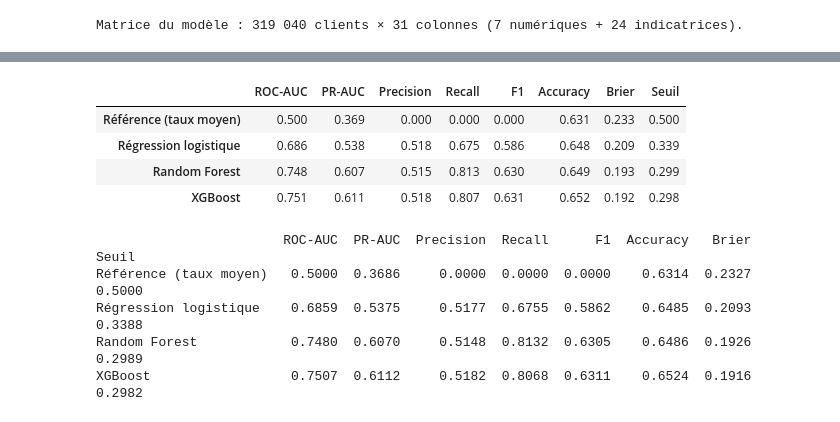
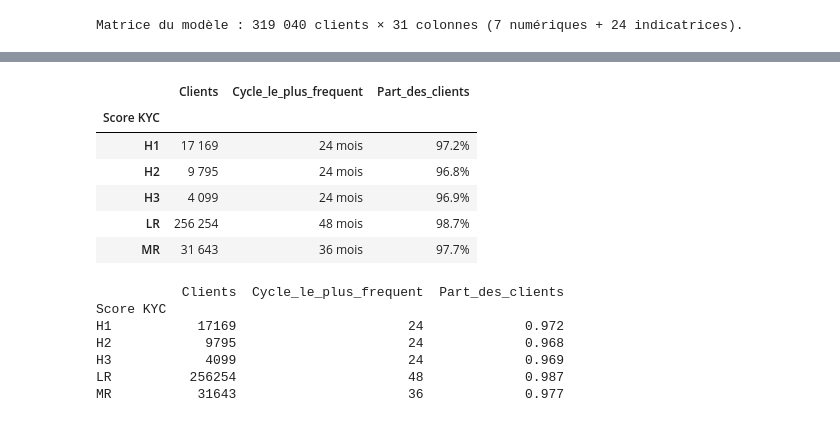
Before and after one commit to raed1205/projet-integre-churn, a Jupyter notebook: 04_machine_learning/notebooks/03_churn_ml.ipynb, the cells around one changed output, grey strips where cells are left out. Saved outputs shown, nothing was run; the diff lists cells and outputs as text; code cells hidden in the pictures.

```diff
--- a/04_machine_learning/notebooks/03_churn_ml.ipynb
+++ b/04_machine_learning/notebooks/03_churn_ml.ipynb
@@ -300,22 +250,24 @@ quel au jeu de test.
-# %%
-entraines, probas, lignes = {}, {}, {}
-for nom, modele in churn.modeles().items():
-    modele.fit(X.iloc[tr], y[tr])
-    p_va, p_te = modele.predict_proba(X.iloc[va])[:, 1], modele.predict_proba(X.iloc[te])[:, 1]
-    seuil = 0.5 if nom.startswith("Référence") else churn.seuil_f1(y[va], p_va)
-    entraines[nom], probas[nom], lignes[nom] = modele, p_te, churn.evaluer(y[te], p_te, seuil)
-comparaison = pd.DataFrame(lignes).T
-colonnes_metriques = ["ROC-AUC", "PR-AUC", "Precision", "Recall", "F1", "Accuracy", "Brier", "Seuil"]
-display(comparaison[colonnes_metriques].astype(float).round(3))
-print(comparaison[colonnes_metriques].astype(float).round(4).to_string())
-# %% [output]
-|  | ROC-AUC | PR-AUC | Precision | Recall | F1 | Accuracy | Brier | Seuil |
-| Référence (taux moyen) | 0.500 | 0.369 | 0.000 | 0.000 | 0.000 | 0.631 | 0.233 | 0.500 |
-| Régression logistique | 0.686 | 0.538 | 0.518 | 0.675 | 0.586 | 0.648 | 0.209 | 0.339 |
-| Random Forest | 0.748 | 0.607 | 0.515 | 0.813 | 0.630 | 0.649 | 0.193 | 0.299 |
-| XGBoost | 0.751 | 0.611 | 0.518 | 0.807 | 0.631 | 0.652 | 0.192 | 0.298 |
-                        ROC-AUC  PR-AUC  Precision  Recall      F1  Accuracy   Brier   Seuil
-Référence (taux moyen)   0.5000  0.3686     0.0000  0.0000  0.0000    0.6314  0.2327  0.5000
-Régression logistique    0.6859  0.5375     0.5177  0.6755  0.5862    0.6485  0.2093  0.3388
-Random Forest            0.7480  0.6070     0.5148  0.8132  0.6305    0.6486  0.1926  0.2989
-XGBoost                  0.7507  0.6112     0.5182  0.8068  0.6311    0.6524  0.1916  0.2982
+# %%
+# Les deux variables de revue sont-elles indépendantes ? On mesure l'écart entre dernière et prochaine revue.
+perimetre = clients[clients["CHURN"].notna()]
+cycle = ((perimetre["NEXT__REVIEW_DATE"] - perimetre["LAST_REVIEW_DATE"]).dt.days / 30.4375).round()
+cycle_kyc = (pd.DataFrame({"Score KYC": perimetre["SCORE_KYC"], "cycle": cycle}).dropna()
+             .groupby("Score KYC")["cycle"].agg(Clients="size", Cycle_le_plus_frequent=lambda s: int(s.mode().iloc[0]),
+                                                Part_des_clients=lambda s: (s == s.mode().iloc[0]).mean()))
+display(cycle_kyc.style.format({"Clients": fr, "Cycle_le_plus_frequent": "{} mois", "Part_des_clients": "{:.1%}"}))
+print(cycle_kyc.round(3).to_string())
+# %% [output]
+|  | Clients | Cycle_le_plus_frequent | Part_des_clients |
+| Score KYC |  |  |  |
+| H1 | 17 169 | 24 mois | 97.2% |
+| H2 | 9 795 | 24 mois | 96.8% |
+| H3 | 4 099 | 24 mois | 96.9% |
+| LR | 256 254 | 48 mois | 98.7% |
+| MR | 31 643 | 36 mois | 97.7% |
+           Clients  Cycle_le_plus_frequent  Part_des_clients
+Score KYC
+H1           17169                      24             0.972
+H2            9795                      24             0.968
+H3            4099                      24             0.969
+LR          256254                      48             0.987
+MR           31643                      36             0.977
```
Also changed, not shown: parts of 38 cells of this notebook, 39 other files.
